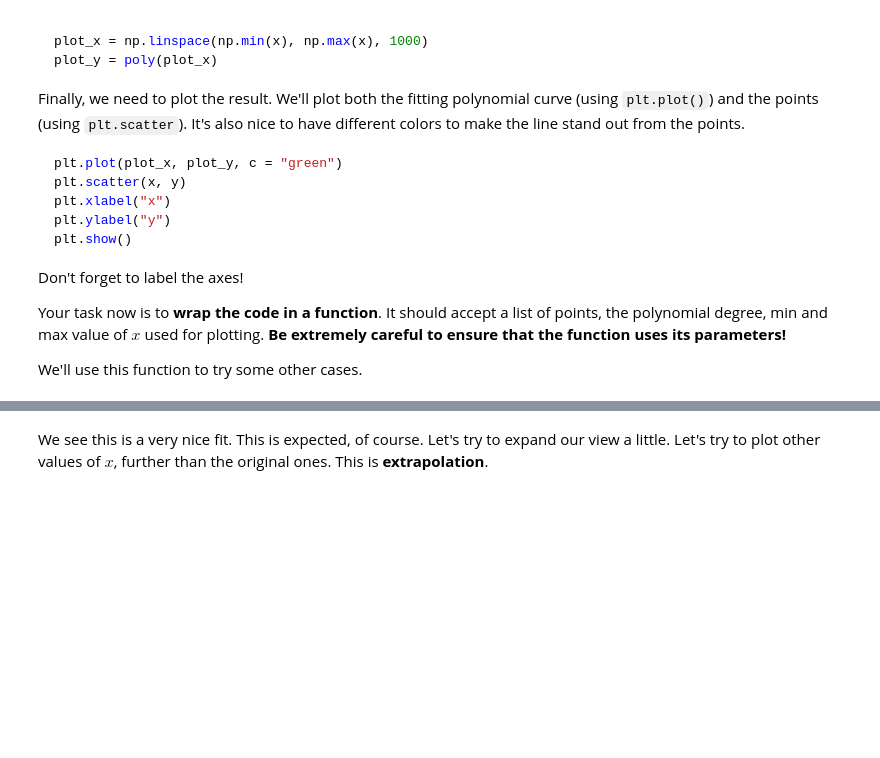
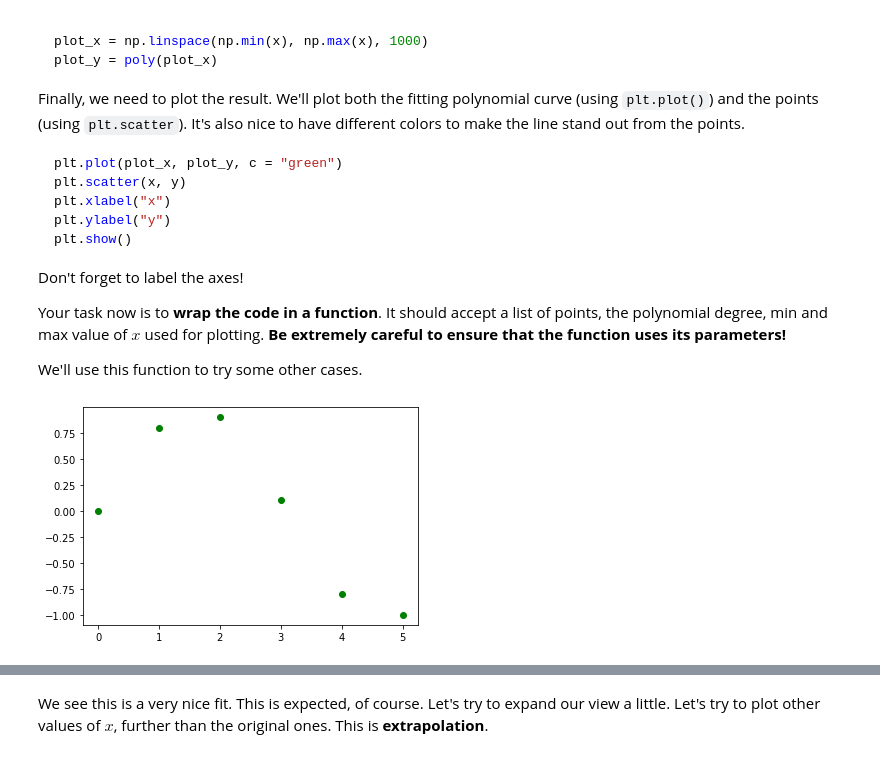
Before and after one commit to vladimirpetukhov/Artifical_Intelligence_Course, a Jupyter notebook: 01.Math_Concept_For_Devs/04. Basic-Algebra-Exercise/Basic Algebra Exercise.ipynb, the cells around one changed output, grey strips where cells are left out. Saved outputs shown, nothing was run; the diff lists cells and outputs as text; code cells hidden in the pictures; blank space fills up the shorter version.

```diff
--- a/01.Math_Concept_For_Devs/04. Basic-Algebra-Exercise/Basic Algebra Exercise.ipynb
+++ b/01.Math_Concept_For_Devs/04. Basic-Algebra-Exercise/Basic Algebra Exercise.ipynb
@@ -74,0 +65,11 @@ interpolate_polynomial(points, len(points) - 1, np.min(points[:, 0]), np.max(poi
+# %%
+def plot_points(points):
+    x=points[:,0]
+    y=points[:,1]
+
+    plt.scatter(x,y,c="g")
+    plt.show()
+# %%
+plot_points(points)
+# %% [output]
+[figure, added]
```
Also changed, not shown: parts of 10 cells of this notebook, 13 other files.
